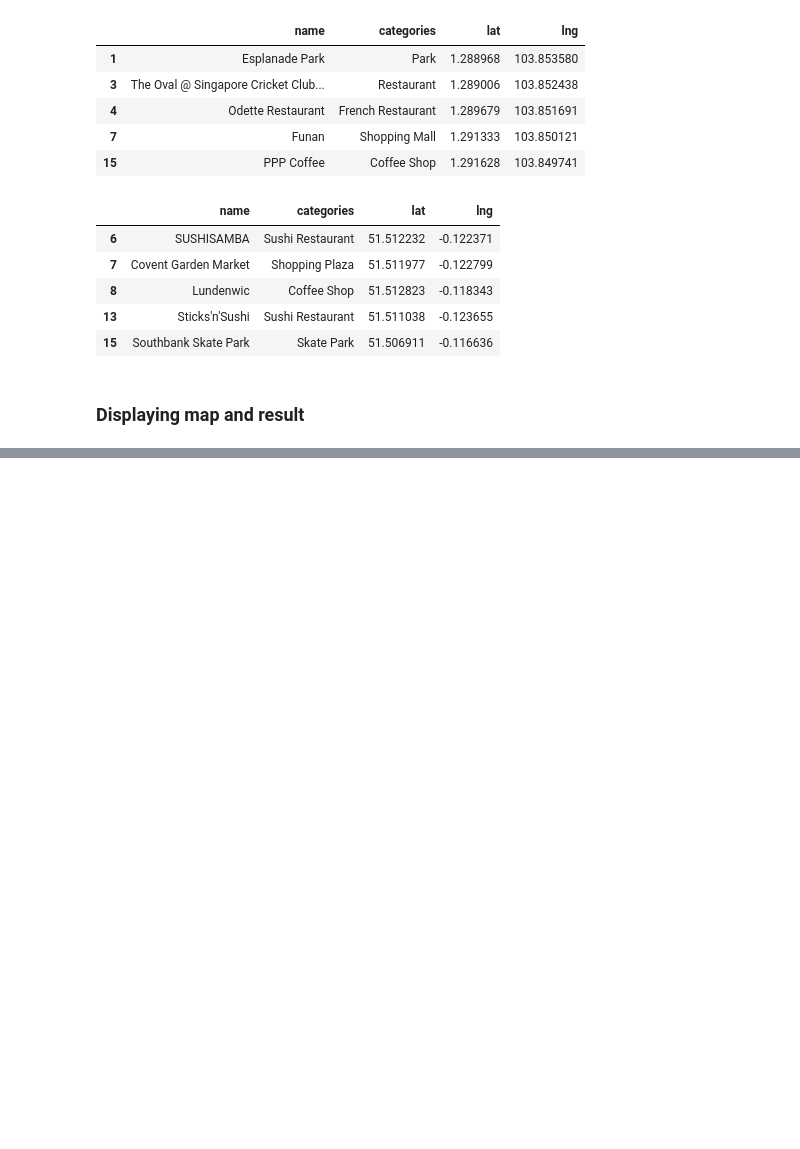
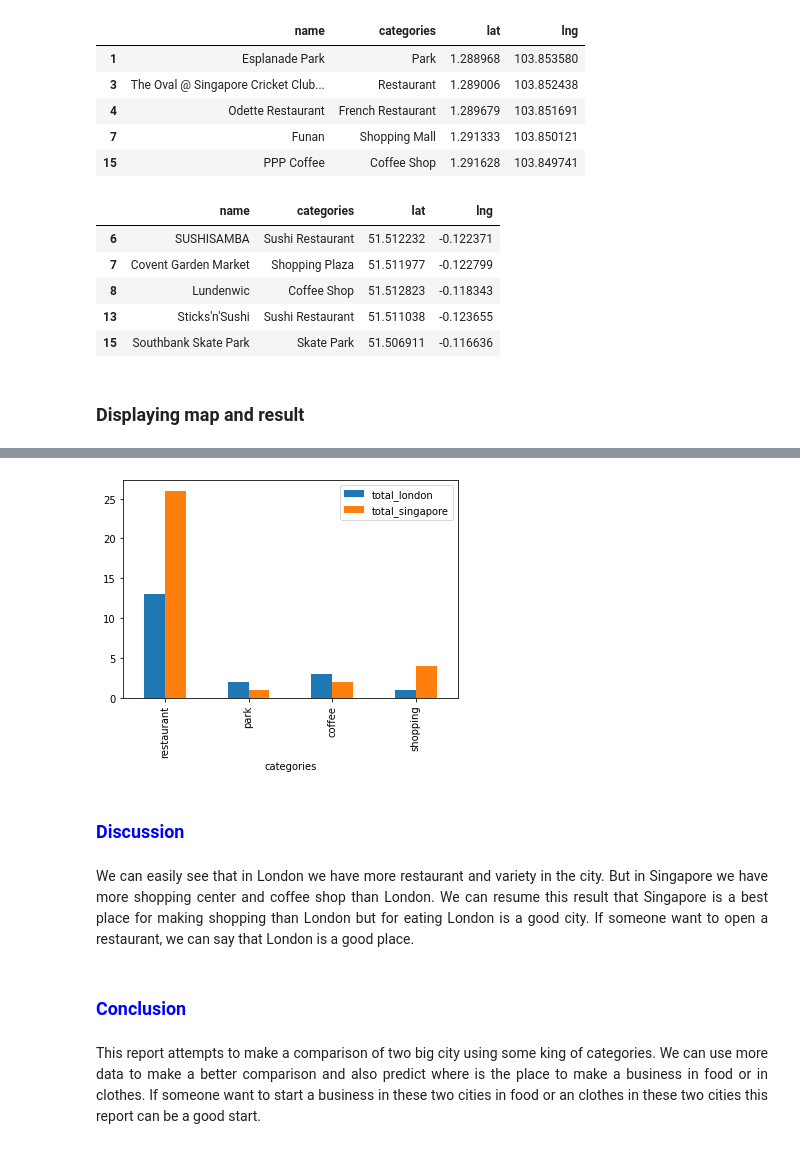
Before and after one commit to aaabdoulaye/Coursera_Capstone, a Jupyter notebook: final_capstone_project.ipynb, the cells around one changed output, grey strips where cells are left out. Drawn from its saved outputs; the diff is of its cells as text; code cells hidden in the pictures; blank space fills up the shorter version.

```diff
--- a/final_capstone_project.ipynb
+++ b/final_capstone_project.ipynb
@@ -190,0 +249,3 @@ def print_total_categories(df, city):
+# %%
+result_london = total_categories(df_filtered_london, "london")
+result_london
@@ -191,3 +254,4 @@ def print_total_categories(df, city):
 # %%
-print_total_categories(df_filtered_singapor, "singapor")
+result_singapore = total_categories(df_filtered_singapor, "singapor")
+result_singapore
 # %% [output]
@@ -206,0 +259,5 @@ categories shopping:1
+# %%
+result = []
+for key in result_london.keys():
+    result.append({'categories': key, 'total_london': result_london[key], 'total_singapore':result_singapore[key]})
+result
@@ -206,0 +269,4 @@ categories shopping:1
+# %%
+df_categories = pd.DataFrame(result)
+df_categories.set_index("categories",inplace=True)
+df_categories
@@ -206,0 +280,12 @@ categories shopping:1
+# %%
+df_categories.plot.bar();
+# %% [output]
+[figure, added]
+# %% [markdown]
+<h3 style=color:blue> Discussion </h3>
+# %% [markdown]
+<p style='text-align:justify;font-family:Arial;'>We can easily see that in London we have more restaurant and variety in the city. But in Singapore we have more shopping center and coffee shop than London. We can resume this result that Singapore is a best place for making shopping than London but for eating London is a good city. If someone want to open a restaurant, we can say that London is a good place.</p>
+# %% [markdown]
+<h3 style=color:blue> Conclusion </h3>
+# %% [markdown]
+<p style='text-align:justify'>This report attempts to make a comparison of two big city using some king of categories. We can use more data to make a better comparison and also predict where is the place to make a business in food or in clothes. If someone want to start a business in these two cities in food or an clothes in these two cities this report can be a good start.</p>
```
Also changed, not shown: parts of 42 cells of this notebook.
